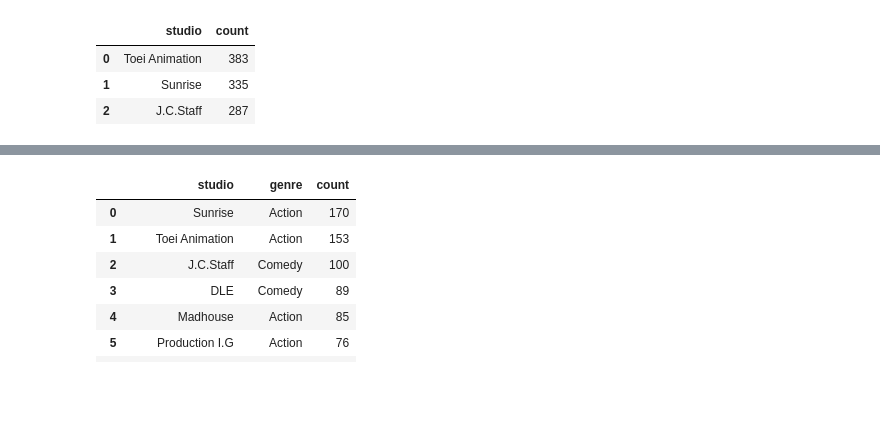
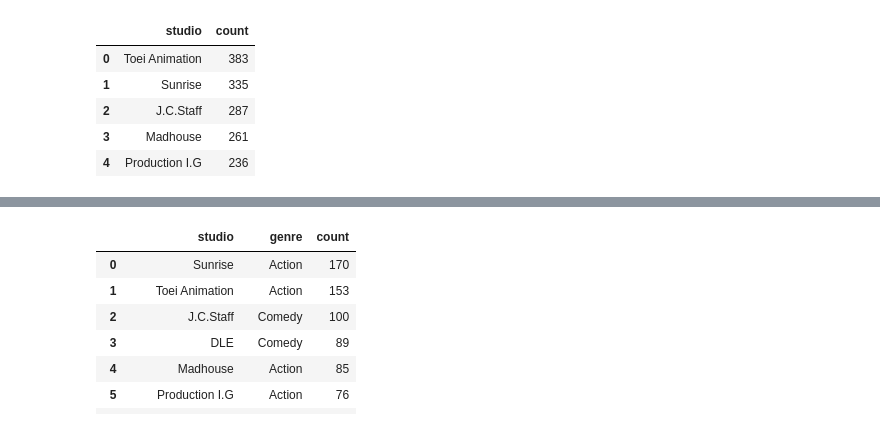
Before and after one commit to kurosakiaduma/mal_analysis, a Jupyter notebook: exploratory_part.ipynb, the cells around one changed output, grey strips where cells are left out. Cells and saved outputs as stored; diff of their text form; code cells hidden in the pictures; blank space fills up the shorter version.

```diff
--- a/exploratory_part.ipynb
+++ b/exploratory_part.ipynb
@@ -153,0 +248,15 @@ df_animes.head(2)
+# %%
+cols_to_exclude = ['title', 'episodes', 'rank', 'image_url',
+
+                    'score', 'score_rank', 'popularity', 'popularity_rank', 'members','favorites', 'avg_rank_score' ]
+def categorizer(df, col_to_order = None, order=False):
+    for col in df.columns:
+        if df[col].nunique() < 600 and col not in cols_to_exclude:
+            df[col] = df[col].astype('category')
+    if order == True:
+        df[col_to_order] = df[col_to_order].cat.reorder_categories(df[col_to_order].unique(),True)
+
+    return df
+
+df_animes = categorizer(df_animes, 'year_released', True)
+df_animes.info()
@@ -154,10 +290,12 @@ df_animes.head(2)
 # %%
-df_animes.studio.value_counts().reset_index().rename(columns={'studio':'count', 'index':'studio'}).head(3)
+df_animes.studio.value_counts().reset_index().rename(columns={'studio':'count', 'index':'studio'}).head(5)
 # %% [output]
 |  | studio | count |
 | 0 | Toei Animation | 383 |
 | 1 | Sunrise | 335 |
 | 2 | J.C.Staff | 287 |
+| 3 | Madhouse | 261 |
+| 4 | Production I.G | 236 |
 # %%
 fig = px.bar(df_animes.studio.value_counts().reset_index().rename(columns={'studio':'count', 'index':'studio'}).head(10),
         y='studio', x='count', text='studio', orientation='h',
```
Also changed, not shown: parts of 59 cells of this notebook.
